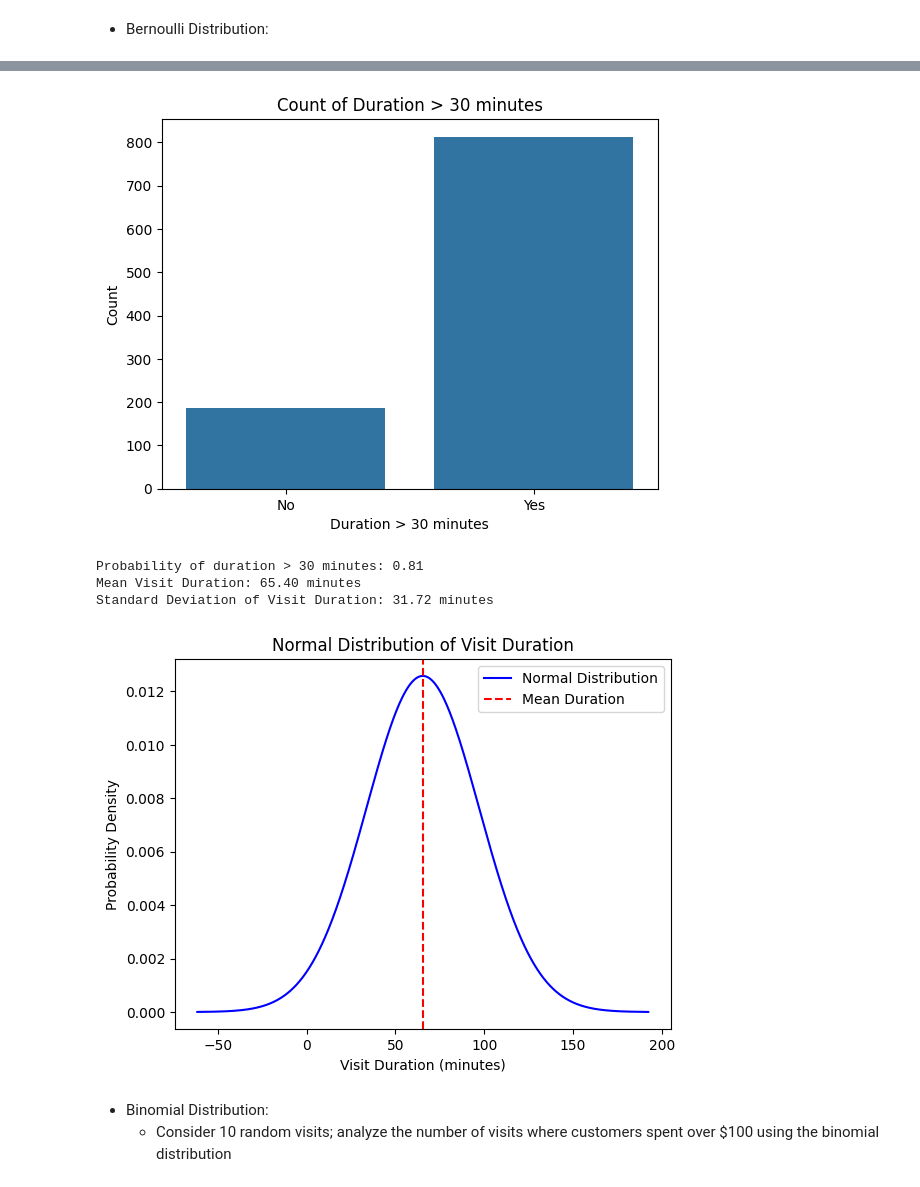
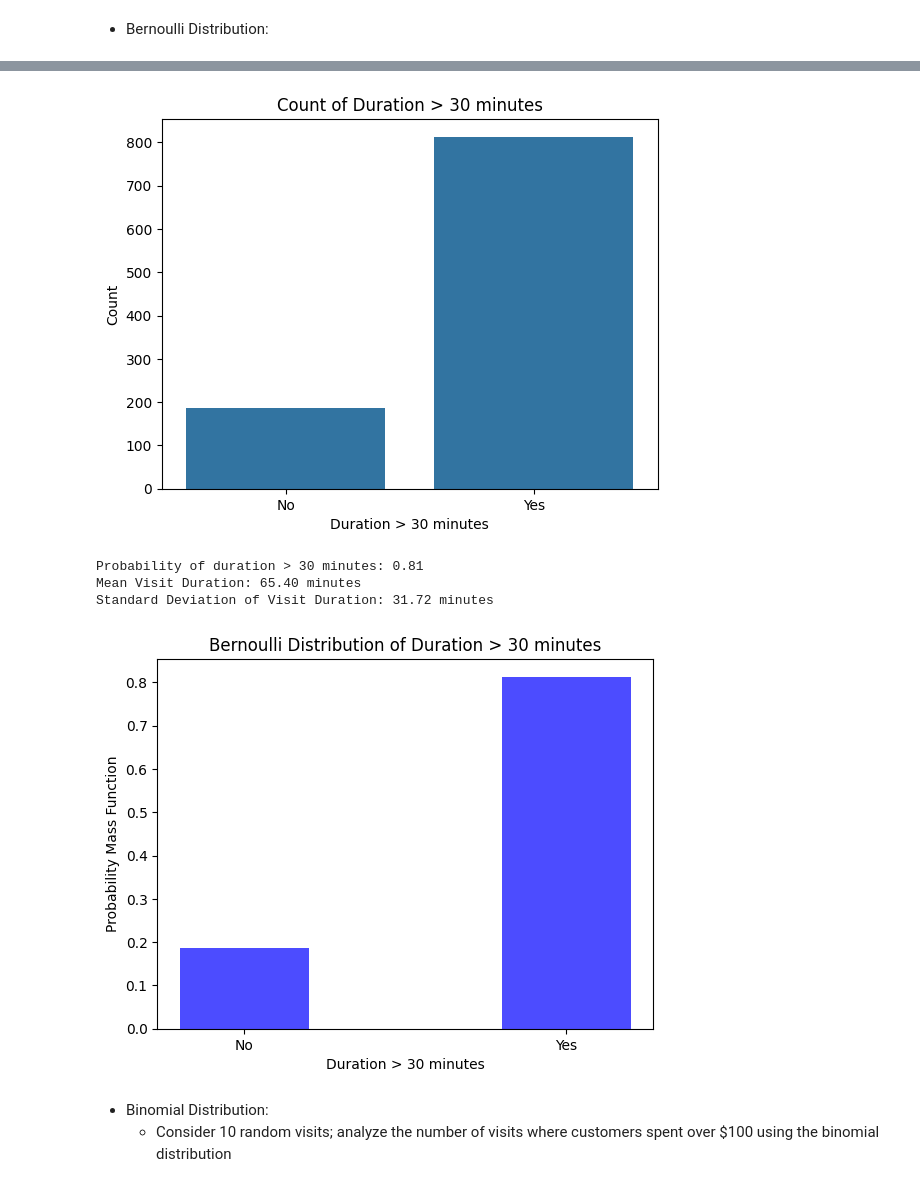
Before and after one commit to pkapoor2/PC-AIML, a Jupyter notebook: Applied Data Science with Python/class7/src/assistedPractice.ipynb, the cells around one changed output, grey strips where cells are left out. Drawn from its saved outputs; the diff is of its cells as text; code cells hidden in the pictures.

```diff
--- a/Applied Data Science with Python/class7/src/assistedPractice.ipynb
+++ b/Applied Data Science with Python/class7/src/assistedPractice.ipynb
@@ -47,47 +47,47 @@ Probability analysis
 - Bernoulli Distribution:
 # %%
 # compute duration>30 column for bernoulli distribution
+from scipy.stats import bernoulli
 
 data['duration_gt_30'] = (data['Visit_Duration'] > 30).astype(int)
 # plot the distribution of duration
 sns.histplot(data['Visit_Duration'], kde=True, bins=30)
 plt.title('Distribution of Duration')
 plt.xlabel('Duration (minutes)')
 plt.ylabel('Frequency')
 plt.show()
 # plot the distribution of duration_gt_30
 sns.countplot(x='duration_gt_30', data=data)
 plt.title('Count of Duration > 30 minutes')
 plt.xlabel('Duration > 30 minutes')
 plt.ylabel('Count')
 plt.xticks([0, 1], ['No', 'Yes'])
 plt.show()
 
 #compute bernoulli distribution parameters
 p = data['duration_gt_30'].mean()
 print(f"Probability of duration > 30 minutes: {p:.2f}")
 # compute the mean and standard deviation of the visit duration
 mean_duration = data['Visit_Duration'].mean()
 std_duration = data['Visit_Duration'].std()
 print(f"Mean Visit Duration: {mean_duration:.2f} minutes")
 print(f"Standard Deviation of Visit Duration: {std_duration:.2f} minutes")
-# plot the normal distribution of visit duration
-x = np.linspace(mean_duration - 4*std_duration, mean_duration + 4*std_duration, 1000)
-y = norm.pdf(x, mean_duration, std_duration)
-plt.plot(x, y, label='Normal Distribution', color='blue')
-plt.title('Normal Distribution of Visit Duration')
-plt.xlabel('Visit Duration (minutes)')
-plt.ylabel('Probability Density')
-plt.axvline(mean_duration, color='red', linestyle='--', label='Mean Duration')
-plt.legend()
+# plot the bernoulli distribution
+x = np.arange(0, 2)
+bernoulli_dist = bernoulli(p)
+plt.bar(x, bernoulli_dist.pmf(x), width=0.4, alpha=0.7, color='blue')
+plt.title('Bernoulli Distribution of Duration > 30 minutes')
+plt.xlabel('Duration > 30 minutes')
+plt.ylabel('Probability Mass Function')
+plt.xticks(x, ['No', 'Yes'])
 plt.show()
 # %% [output]
 [figure]
 [figure]
 Probability of duration > 30 minutes: 0.81
 Mean Visit Duration: 65.40 minutes
 Standard Deviation of Visit Duration: 31.72 minutes
-[figure, old version]
+[figure, new version]
 # %% [markdown]
 - Binomial Distribution:
   * Consider 10 random visits; analyze the number of visits where customers spent over $100 using the binomial distribution
```
Also changed, not shown: parts of 7 cells of this notebook, 14 other files.
